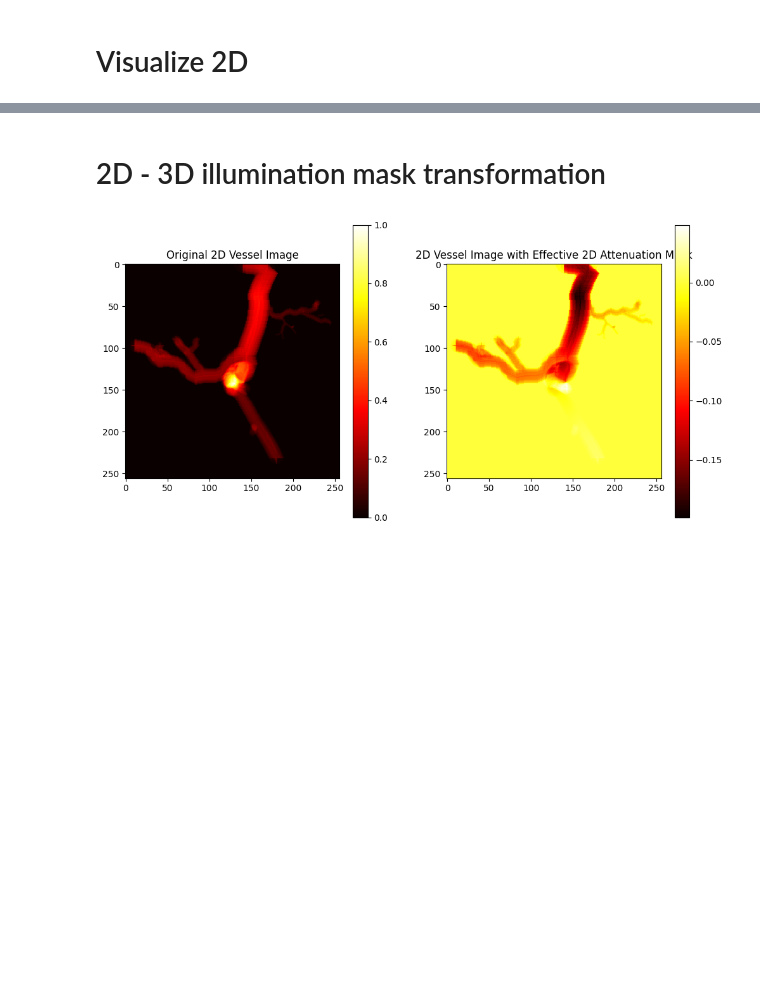
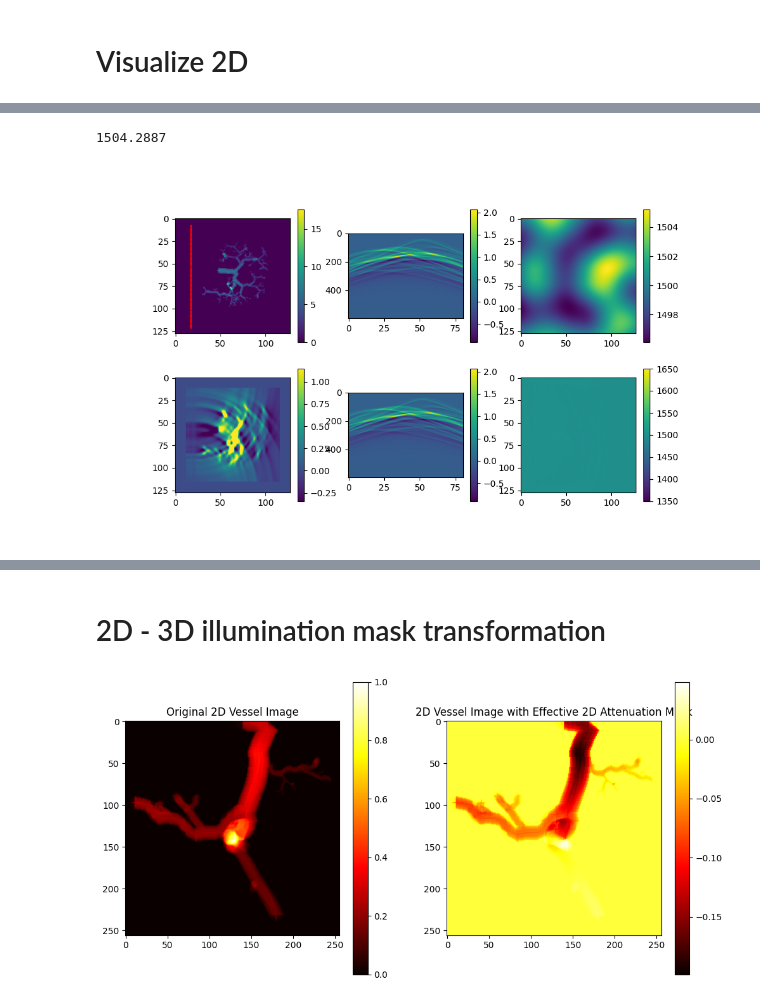
Before and after one commit to grindstm/pat, a Jupyter notebook: vis.ipynb, the cells around one changed output, grey strips where cells are left out. Saved outputs shown, nothing was run; the diff lists cells and outputs as text; code cells hidden in the pictures; blank space fills up the shorter version.

Commit message:
multi-illumination reconstruction basically functioning. c is not smooth. sensor position is not right, noise in the reconstruction. i need to put attenuation in the mse_loss.

```diff
--- a/vis.ipynb
+++ b/vis.ipynb
@@ -114,0 +38,78 @@ array([[nan, nan, nan, ..., nan, nan, nan],
+# %%
+%matplotlib ipympl
+import numpy as np
+import matplotlib.pyplot as plt
+from ipywidgets import interact
+import ipywidgets as widgets
+
+def max_iteration():
+    max_it = max(
+            [
+                int(filename.split("_")[1].split(".")[0])
+                for filename in os.listdir(f"data_/p_r/")
+                if filename.split("_")[1].split(".")[0].isdigit()
+            ], default=0)
+    return max_it
+
+def load_data(file, it):
+    global p0, p_data, c, angles, max_it, p_r, c_r, p_data_noisy, sensor_positions
+    max_it = max_iteration()
+    p0 = np.load(f"data_/p0/{file}.npy")
+    c = np.load(f"data_/c/{file}.npy", allow_pickle=True)
+    p_data = np.load(f"data_/p_data/{file}.npy")
+    p_r = np.load(f"data_/p_r/{file}_{it}.npy")
+    p_data_noisy = np.load(f"data_/p_data_noisy/{file}.npy")
+    c_r = np.load(f"data_/c_r/{file}_{it}.npy")
+    sensor_positions = np.load(f"data_/sensors/{file}.npy")
+    angles = np.load(f"data_/angles/{file}.npy")
+
+load_data(0, 0)
+
+fig, ax = plt.subplots(2, 3, figsize=(10, 6))
+# fig.subplots_adjust(left=0.05, right=0.95, top=1.3, bottom=.0, wspace=0.2, hspace=0.)
+im0 = ax[0][0].imshow(p0[0], aspect='equal')
+sc0 = ax[0][0].scatter(sensor_positions[1], sensor_positions[0], c='r', s=1)
+im1 = ax[0][1].imshow(p_data[0], aspect='.1')
+im2 = ax[0][2].imshow(c, aspect='equal')
+im3 = ax[1][0].imshow(p_r, aspect='equal')
+im4 = ax[1][1].imshow(p_data_noisy[0], aspect='.1')
+im5 = ax[1][2].imshow(c_r, aspect='equal')
+txt0 = widgets.Text(str(angles[0]))
+cbar0 = fig.colorbar(im0, ax=ax[0][0])
+cbar1 = fig.colorbar(im1, ax=ax[0][1])
+cbar2 = fig.colorbar(im2, ax=ax[0][2])
+cbar3 = fig.colorbar(im3, ax=ax[1][0])
+cbar4 = fig.colorbar(im4, ax=ax[1][1])
+cbar5 = fig.colorbar(im5, ax=ax[1][2])
+
+def show_data(i):
+    global p0, p_data, c, c_r
+    im0.set_array(p0[i])
+    im1.set_array(p_data[i])
+    im2.set_array(c)
+    im3.set_array(p_r)
+    im4.set_array(p_data_noisy[i])
+    im5.set_array(c_r)
+    cbar0.update_normal(im0)
+    cbar1.update_normal(im1)
+    cbar2.update_normal(im2)
+    cbar3.update_normal(im3)
+    cbar4.update_normal(im4)
+    cbar5.update_normal(im5)
+    print("odhugf", im5.get_array().max())
+    txt0.value = str(angles[i])
+
+    fig.canvas.draw_idle()
+
+show_data(0)
+
+def update(file, it, illum):
+    load_data(file, it)
+    show_data(illum)
+    # print(file, it)
+    #
+max_file = os.listdir("data_/p0/").__len__()-1
+interact(update, file=widgets.IntSlider(min=0, max=max_file, step=1, value=0), it=widgets.IntSlider(min=0, max=max_it, step=1, value=max_it),illum=widgets.IntSlider(min=0, max=p_data.shape[0]-1, step=1, value=0))
+txt0
+print(np.max(c_r))
+# %% [output]
@@ -114,0 +118,2 @@ array([[nan, nan, nan, ..., nan, nan, nan],
+1504.2887
+[figure, added]
```
Also changed, not shown: parts of 7 cells of this notebook, 7 other files.
